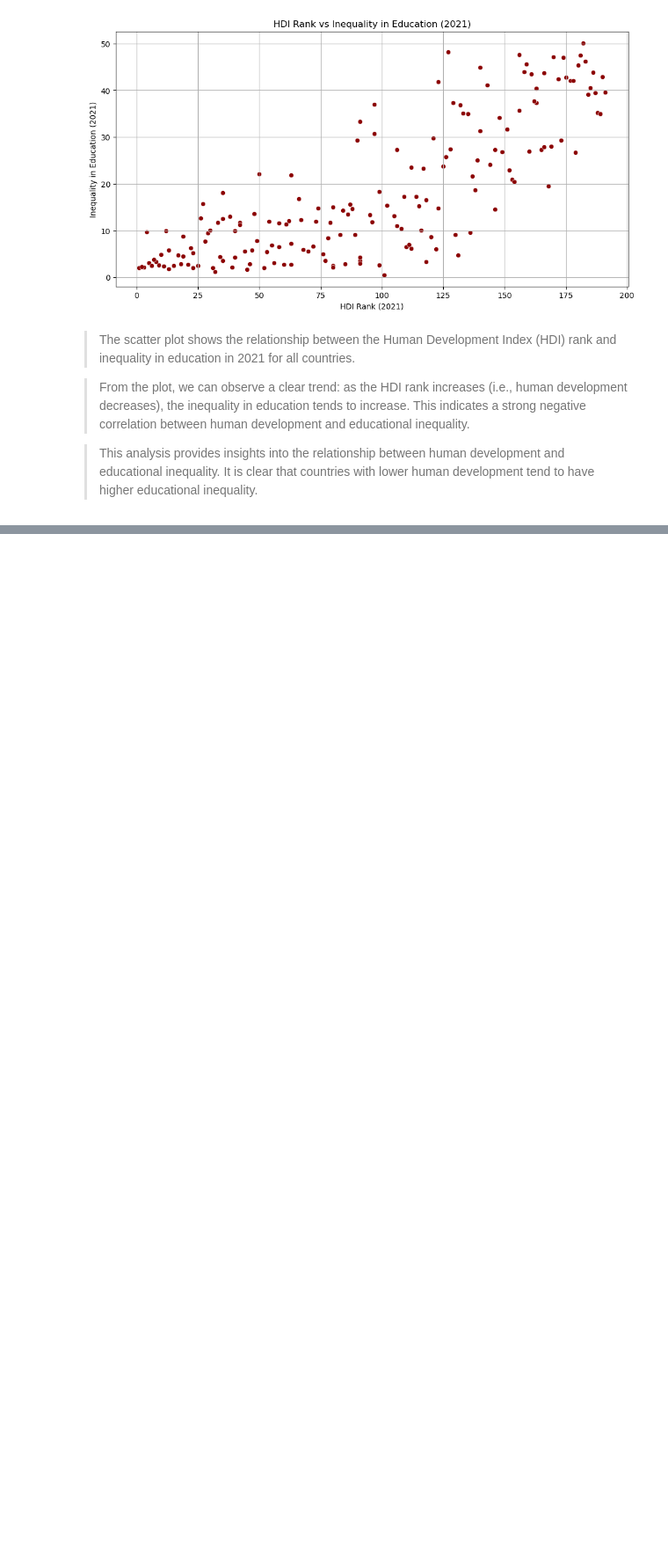
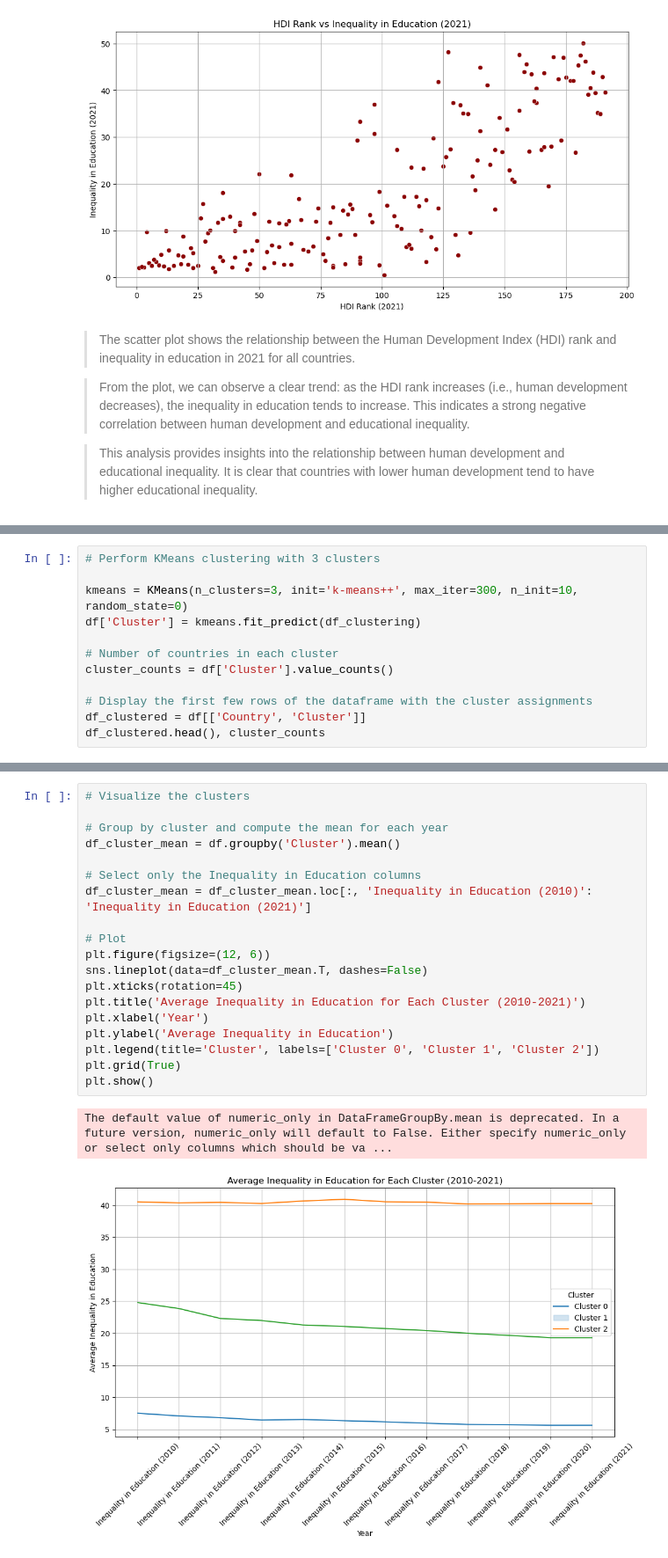
Before and after one commit to raj-rajat/Inequality-in-Education-Around-the-World, a Jupyter notebook: inequality-in-education-around-the-world.ipynb, the cells around one changed output, grey strips where cells are left out. Shown at 88% size. Drawn from its saved outputs; the diff is of its cells as text; blank space fills up the shorter version.

```diff
--- a/inequality-in-education-around-the-world.ipynb
+++ b/inequality-in-education-around-the-world.ipynb
@@ -389,0 +516,12 @@ fig.show()
+# %%
+# Perform KMeans clustering with 3 clusters
+
+kmeans = KMeans(n_clusters=3, init='k-means++', max_iter=300, n_init=10, random_state=0)
+df['Cluster'] = kmeans.fit_predict(df_clustering)
+
+# Number of countries in each cluster
+cluster_counts = df['Cluster'].value_counts()
+
+# Display the first few rows of the dataframe with the cluster assignments
+df_clustered = df[['Country', 'Cluster']]
+df_clustered.head(), cluster_counts
@@ -389,0 +545,22 @@ fig.show()
+# %%
+# Visualize the clusters
+
+# Group by cluster and compute the mean for each year
+df_cluster_mean = df.groupby('Cluster').mean()
+
+# Select only the Inequality in Education columns
+df_cluster_mean = df_cluster_mean.loc[:, 'Inequality in Education (2010)': 'Inequality in Education (2021)']
+
+# Plot
+plt.figure(figsize=(12, 6))
+sns.lineplot(data=df_cluster_mean.T, dashes=False)
+plt.xticks(rotation=45)
+plt.title('Average Inequality in Education for Each Cluster (2010-2021)')
+plt.xlabel('Year')
+plt.ylabel('Average Inequality in Education')
+plt.legend(title='Cluster', labels=['Cluster 0', 'Cluster 1', 'Cluster 2'])
+plt.grid(True)
+plt.show()
+# %% [output]
+The default value of numeric_only in DataFrameGroupBy.mean is deprecated. In a future version, numeric_only will default to False. Either specify numeric_only or select only columns which should be va ...
+[figure, added]
```
Also changed, not shown: parts of 19 cells of this notebook.
